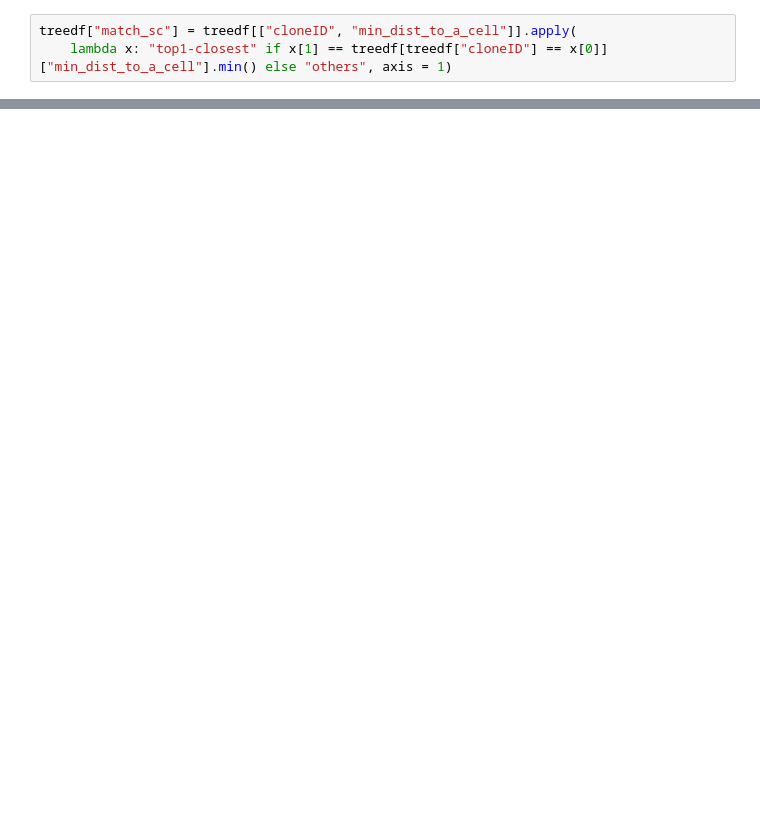
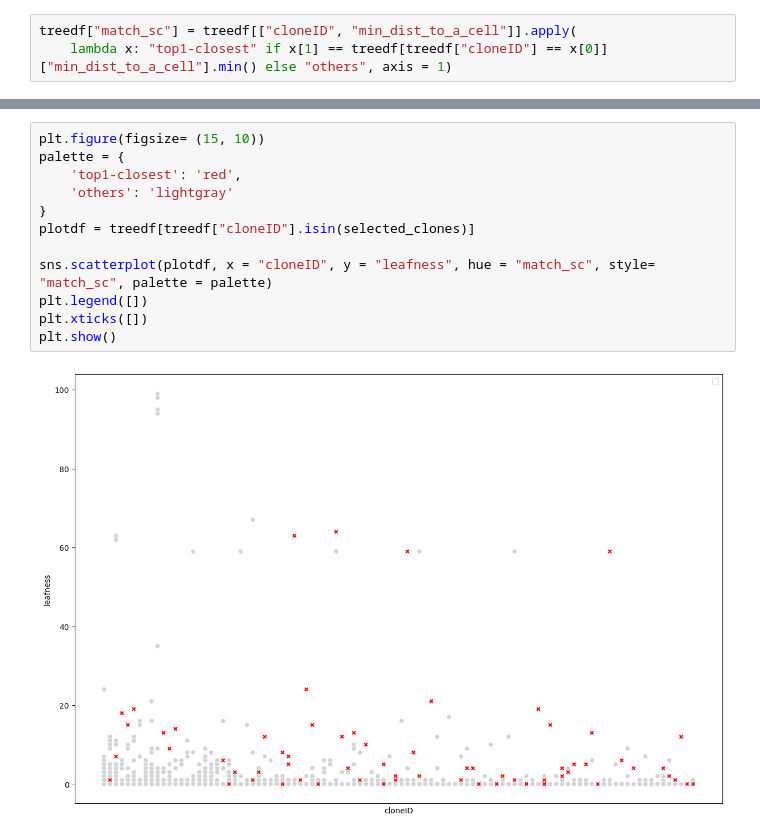
Before and after one commit to hieunguyen4193/sc_bulk_BCR_data_analysis, a Jupyter notebook: Tree10_bar_plot_tree_features.ipynb, the cells around one changed output, grey strips where cells are left out. Cells and saved outputs as stored; diff of their text form; blank space fills up the shorter version.

```diff
--- a/Tree10_bar_plot_tree_features.ipynb
+++ b/Tree10_bar_plot_tree_features.ipynb
@@ -129,0 +135,14 @@ plt.show()
+# %%
+plt.figure(figsize= (15, 10))
+palette = {
+    'top1-closest': 'red',
+    'others': 'lightgray'
+}
+plotdf = treedf[treedf["cloneID"].isin(selected_clones)]
+
+sns.scatterplot(plotdf, x = "cloneID", y = "leafness", hue = "match_sc", style= "match_sc", palette = palette)
+plt.legend([])
+plt.xticks([])
+plt.show()
+# %% [output]
+[figure, added]
```
Also changed, not shown: parts of 4 cells of this notebook, 2 other files.
